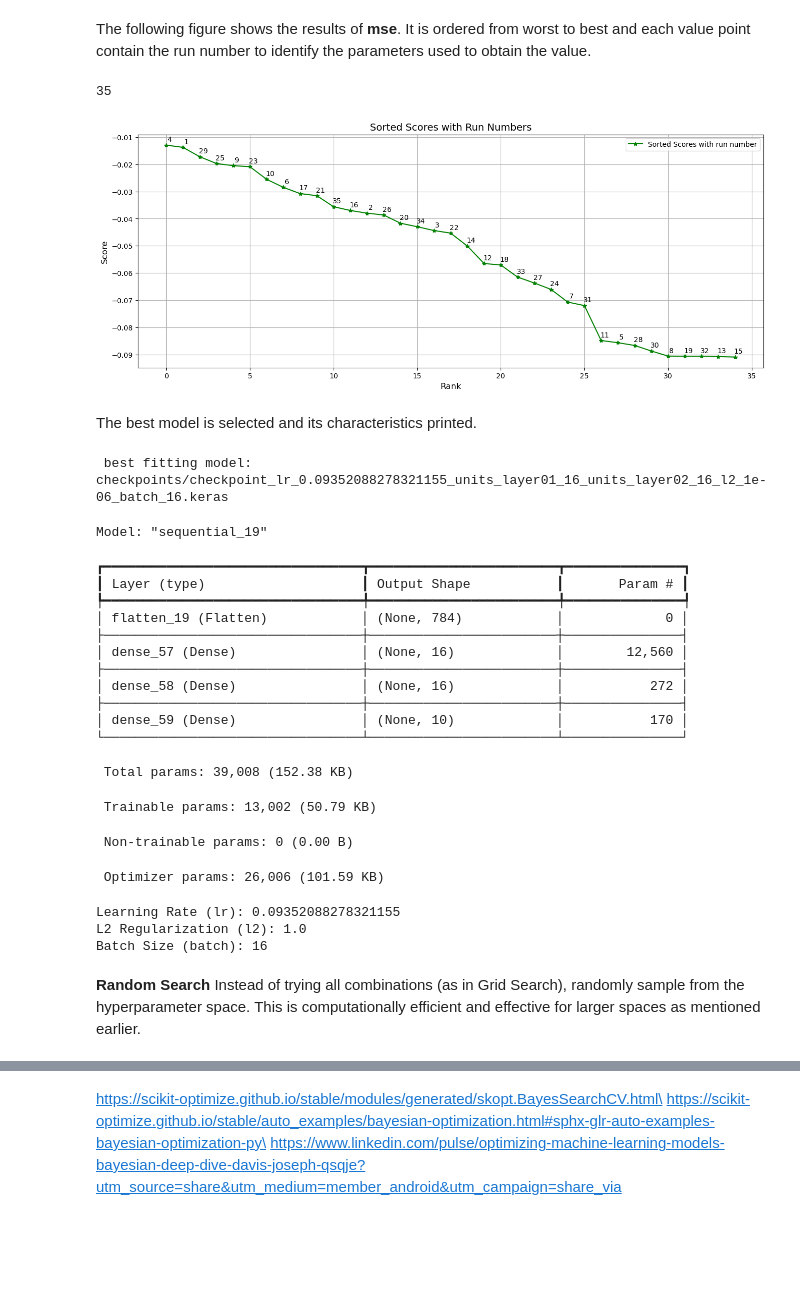
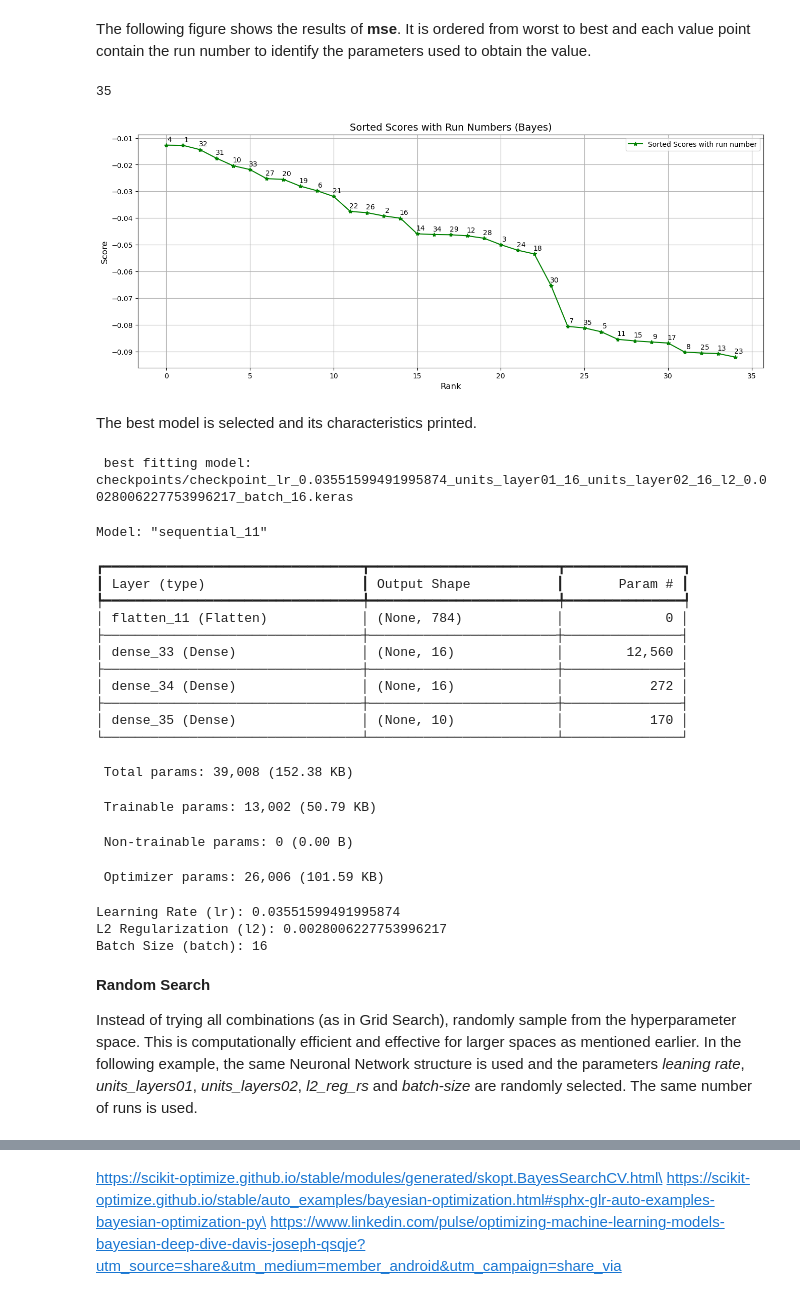
Before and after one commit to ThMRudolf/2024_Project_NumericalMethods, a Jupyter notebook: Optimizacion_Bayesiana_2024_rdf_en.ipynb, the cells around one changed output, grey strips where cells are left out. Drawn from its saved outputs; the diff is of its cells as text; code cells hidden in the pictures; blank space fills up the shorter version.

Commit message:
Random Search runs

```diff
--- a/Optimizacion_Bayesiana_2024_rdf_en.ipynb
+++ b/Optimizacion_Bayesiana_2024_rdf_en.ipynb
@@ -232,35 +231,35 @@ opt_res_score = opt_res_score.flatten()
 
 # Sort scores and retain original indices
 original_indices = np.argsort(opt_res_score)[::-1]  # Indices for descending order
 opt_res_score_sorted = opt_res_score[original_indices]
 idx_opt_value = original_indices[len(original_indices)-1]
 
 
 # Create N array (1 to len(opt_res_score_sorted))
 N = np.arange(0, len(opt_res_score_sorted) )
 
 # Set up the figure size
 plt.figure(figsize=(16, 6))  # Width: 10 inches, Height: 6 inches
 
 # Plot scores
 plt.plot(N, opt_res_score_sorted, 'g*-', label="Sorted Scores with run number")  # Add a label for the legend
 plt.grid()
 
 # Annotate with original run numbers
 for i, idx in enumerate(original_indices):
     plt.annotate(f"{idx+1}", (N[i], opt_res_score_sorted[i]), textcoords="offset points", xytext=(5, 5), ha='center')
 
 # Add labels, title, and legend
 plt.xlabel("Rank", fontsize=12)
 plt.ylabel("Score", fontsize=12)
-plt.title("Sorted Scores with Run Numbers", fontsize=14)
+plt.title("Sorted Scores with Run Numbers (Bayes)", fontsize=14)
 plt.legend(loc="upper right", fontsize=10)  # Add a legend at the top right
 
 # Show the plot
 plt.show()
 # %% [output]
 35
-[figure, old version]
+[figure, new version]
 # %% [markdown]
 The best model is selected and its characteristics printed.
 # %%
@@ -289,38 +288,40 @@ batch_match = re.search(r"batch_([0-9]+)", best_fitting_model_file)
 
 # Extract values
 lr = float(lr_match.group(1)) if lr_match else None
-l2 = float(l2_match.group(1)) if l2_match else None
+l2_value = float(l2_match.group(1)) if l2_match else None
 batch = int(batch_match.group(1)) if batch_match else None
 
 # Print the results
 print(f"Learning Rate (lr): {lr}")
-print(f"L2 Regularization (l2): {l2}")
+print(f"L2 Regularization (l2): {l2_value}")
 print(f"Batch Size (batch): {batch}")
 # %% [output]
  best fitting model:
-checkpoints/checkpoint_lr_0.09352088278321155_units_layer01_16_units_layer02_16_l2_1e-06_batch_16.keras
+checkpoints/checkpoint_lr_0.03551599491995874_units_layer01_16_units_layer02_16_l2_0.0028006227753996217_batch_16.keras
-Model: "sequential_19"
+Model: "sequential_11"
 ┏━━━━━━━━━━━━━━━━━━━━━━━━━━━━━━━━━┳━━━━━━━━━━━━━━━━━━━━━━━━┳━━━━━━━━━━━━━━━┓
 ┃ Layer (type)                    ┃ Output Shape           ┃       Param # ┃
 ┡━━━━━━━━━━━━━━━━━━━━━━━━━━━━━━━━━╇━━━━━━━━━━━━━━━━━━━━━━━━╇━━━━━━━━━━━━━━━┩
-│ flatten_19 (Flatten)            │ (None, 784)            │             0 │
+│ flatten_11 (Flatten)            │ (None, 784)            │             0 │
 ├─────────────────────────────────┼────────────────────────┼───────────────┤
-│ dense_57 (Dense)                │ (None, 16)             │        12,560 │
+│ dense_33 (Dense)                │ (None, 16)             │        12,560 │
 ├─────────────────────────────────┼────────────────────────┼───────────────┤
-│ dense_58 (Dense)                │ (None, 16)             │           272 │
+│ dense_34 (Dense)                │ (None, 16)             │           272 │
 ├─────────────────────────────────┼────────────────────────┼───────────────┤
-│ dense_59 (Dense)                │ (None, 10)             │           170 │
+│ dense_35 (Dense)                │ (None, 10)             │           170 │
 └─────────────────────────────────┴────────────────────────┴───────────────┘
  Total params: 39,008 (152.38 KB)
  Trainable params: 13,002 (50.79 KB)
  Non-trainable params: 0 (0.00 B)
  Optimizer params: 26,006 (101.59 KB)
-Learning Rate (lr): 0.09352088278321155
-L2 Regularization (l2): 1.0
+Learning Rate (lr): 0.03551599491995874
+L2 Regularization (l2): 0.0028006227753996217
 Batch Size (batch): 16
 # %% [markdown]
 **Random Search**
+
 Instead of trying all combinations (as in Grid Search), randomly sample from the hyperparameter space. This is computationally efficient and effective for larger spaces as mentioned earlier.
+In the following example, the same Neuronal Network structure is used and the parameters *leaning rate*, *units_layers01*, *units_layers02*, *l2_reg_rs* and *batch-size* are randomly selected. The same number of runs is used.
 # %%
 import random
 # Define the hyperparameter space
```
Also changed, not shown: parts of 6 cells of this notebook.
